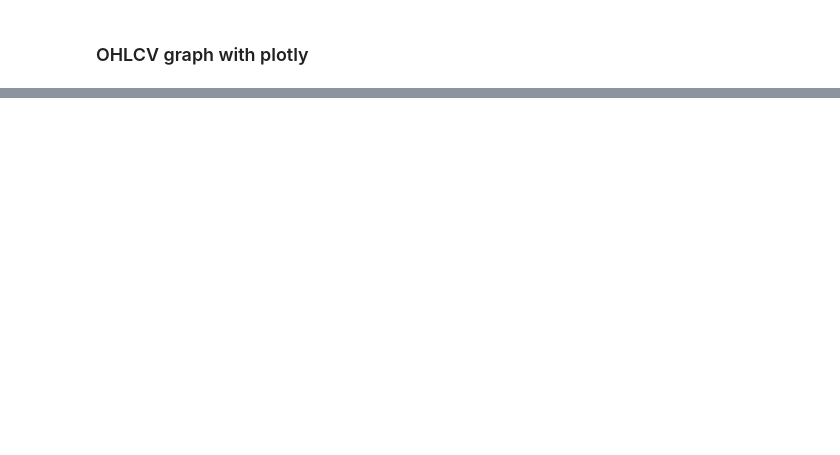
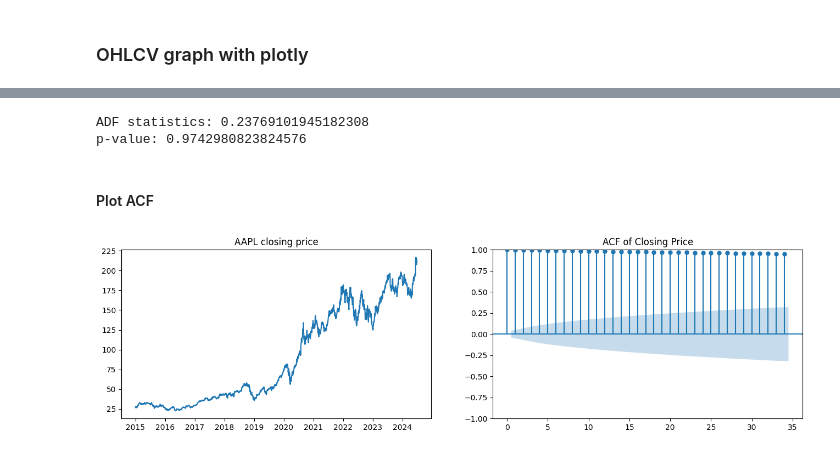
Before and after one commit to songthao1610/FinPortOpt, a Jupyter notebook: stock_model.ipynb, the cells around one changed output, grey strips where cells are left out. Saved outputs shown, nothing was run; the diff lists cells and outputs as text; code cells hidden in the pictures; blank space fills up the shorter version.

```diff
--- a/stock_model.ipynb
+++ b/stock_model.ipynb
@@ -36,0 +64,4 @@ len(data_test)
+# %%
+full_data['Date'] = pd.to_datetime(full_data['Date'])
+full_date_range = pd.date_range(start='2015-01-01', end='2024-06-28', freq='D')
+full_dates_df = pd.DataFrame(full_date_range, columns=['Date'])
@@ -56,0 +120,21 @@ fig.show()
+# %%
+returns = adfuller(full_data["Close"].dropna())
+print(f"ADF statistics: {returns[0]}")
+print(f"p-value: {returns[1]}")      # p-value > 0.05, so the data is not stationary
+# %% [output]
+ADF statistics: 0.23769101945182308
+p-value: 0.9742980823824576
+# %% [markdown]
+#### Plot ACF
+# %%
+_, (ax1, ax2) = plt.subplots(1, 2, figsize=(16, 4))
+ax1.plot(full_data['Date'], full_data['Close'])
+ax1.set_title('AAPL closing price')
+ax1.xaxis.set_major_locator(mdates.YearLocator())
+ax1.xaxis.set_major_formatter(mdates.DateFormatter('%Y'))
+
+plot_acf(full_data['Close'], ax=ax2)
+ax2.set_title('ACF of Closing Price')
+plt.show()
+# %% [output]
+[figure, added]
```
Also changed, not shown: parts of 15 cells of this notebook, 1 other file.
